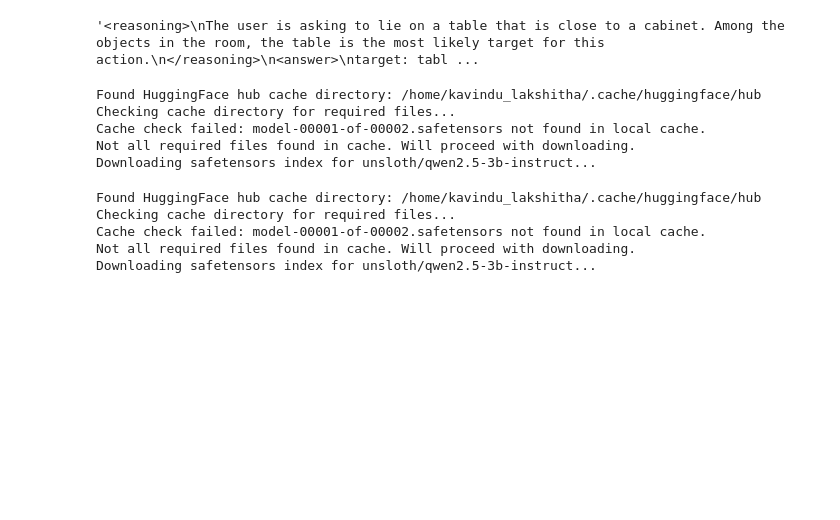
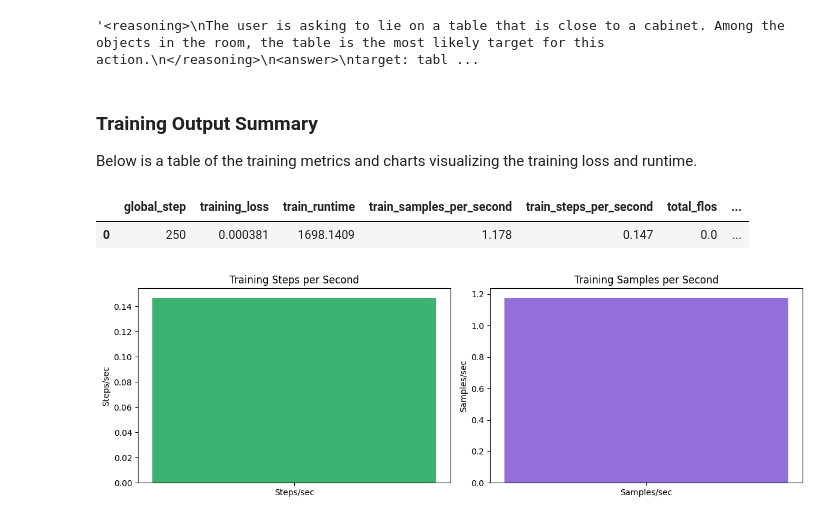
Before and after one commit to MKLakshitha/EchoMotionAI, a Jupyter notebook: lib/llm/Qwen2_5_(3B)_GRPO_research.ipynb, the cells around one changed output. Saved outputs shown, nothing was run; the diff lists cells and outputs as text; code cells hidden in the pictures; blank space fills up the shorter version.

```diff
--- a/lib/llm/Qwen2_5_(3B)_GRPO_research.ipynb
+++ b/lib/llm/Qwen2_5_(3B)_GRPO_research.ipynb
@@ -440,21 +415,50 @@ huggingface_token = config['HUGGINGFACE_TOKEN']
-# %%
-model.save_pretrained_merged("model", tokenizer, save_method="merged_16bit")
-# %% [output]
-Found HuggingFace hub cache directory: /home/kavindu_lakshitha/.cache/huggingface/hub
-Checking cache directory for required files...
-Cache check failed: model-00001-of-00002.safetensors not found in local cache.
-Not all required files found in cache. Will proceed with downloading.
-Downloading safetensors index for unsloth/qwen2.5-3b-instruct...
-# %%
-model.push_to_hub_merged(
-    "lakxshu84/qwen2_5_3b_grpo_fyp",
-    tokenizer,
-    save_method="merged_16bit",
-    token=huggingface_token,
-)
-# %% [output]
-Found HuggingFace hub cache directory: /home/kavindu_lakshitha/.cache/huggingface/hub
-Checking cache directory for required files...
-Cache check failed: model-00001-of-00002.safetensors not found in local cache.
-Not all required files found in cache. Will proceed with downloading.
-Downloading safetensors index for unsloth/qwen2.5-3b-instruct...
+# %% [markdown]
+### Training Output Summary
+
+Below is a table of the training metrics and charts visualizing the training loss and runtime.
+# %%
+import pandas as pd
+import matplotlib.pyplot as plt
+
+# Training output data
+metrics = {
+    'global_step': 250,
+    'training_loss': 0.0003810035985792126,
+    'train_runtime': 1698.1409,
+    'train_samples_per_second': 1.178,
+    'train_steps_per_second': 0.147,
+    'total_flos': 0.0,
+    'train_loss': 0.0003810035985792126
+
+}
+
+# Display as table
+metrics_df = pd.DataFrame([metrics])
+display(metrics_df)
+# %% [output]
+|  | global_step | training_loss | train_runtime | train_samples_per_second | train_steps_per_second | total_flos | ... |
+| 0 | 250 | 0.000381 | 1698.1409 | 1.178 | 0.147 | 0.0 | ... |
+# %%
+# Additional charts for training metrics
+import seaborn as sns
+
+# Metrics for charting
+steps_per_sec = metrics['train_steps_per_second']
+samples_per_sec = metrics['train_samples_per_second']
+
+fig, ax = plt.subplots(1, 2, figsize=(12, 4))
+
+# Steps per second
+ax[0].bar(['Steps/sec'], [steps_per_sec], color='mediumseagreen')
+ax[0].set_title('Training Steps per Second')
+ax[0].set_ylabel('Steps/sec')
+
+# Samples per second
+ax[1].bar(['Samples/sec'], [samples_per_sec], color='mediumpurple')
+ax[1].set_title('Training Samples per Second')
+ax[1].set_ylabel('Samples/sec')
+
+plt.tight_layout()
+plt.show()
+# %% [output]
+[figure, added]
```
Also changed, not shown: parts of 4 cells of this notebook, 38 other files.
